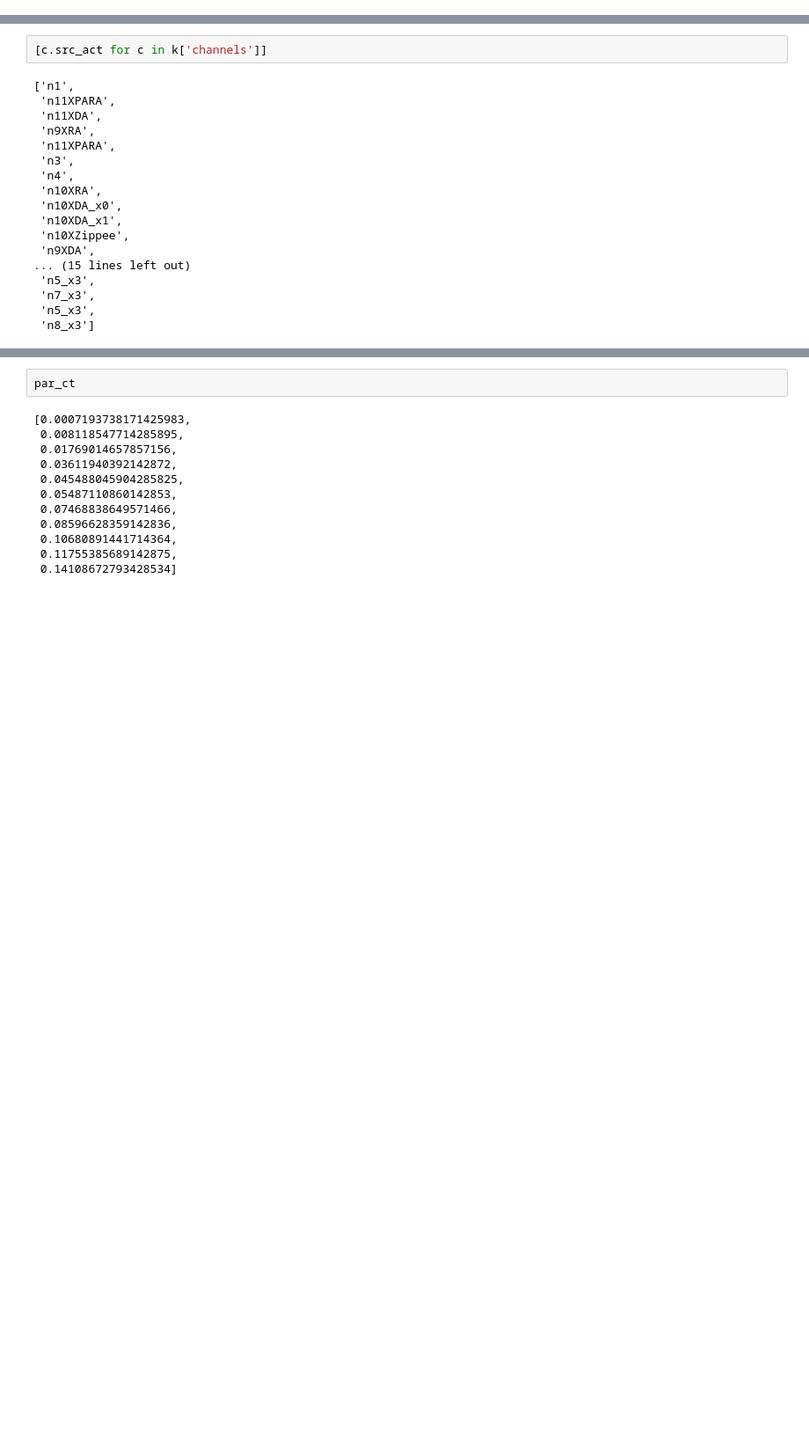
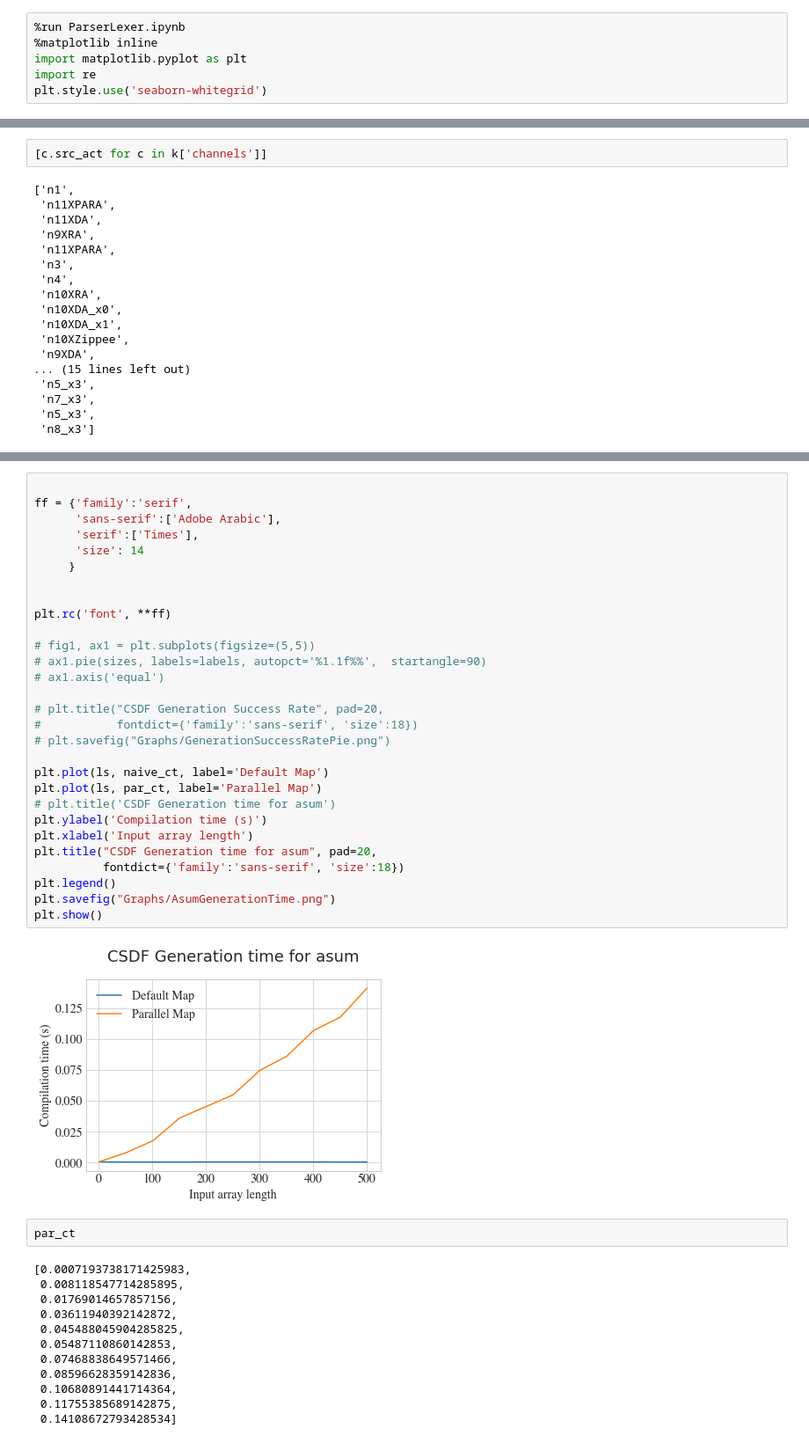
Before and after one commit to HebeHH/lift-to-csdf, a Jupyter notebook: Generators.ipynb, the cells around one changed output, grey strips where cells are left out. Shown at 88% size. Saved outputs shown, nothing was run; the diff lists cells and outputs as text; blank space fills up the shorter version.

```diff
--- a/Generators.ipynb
+++ b/Generators.ipynb
@@ -3,3 +1,9 @@
+# %%
+%run ParserLexer.ipynb
+%matplotlib inline
+import matplotlib.pyplot as plt
+import re
+plt.style.use('seaborn-whitegrid')
 # %%
 # Tidying functions
 
@@ -601,3 +596,34 @@ naive_ct
+# %%
+
+ff = {'family':'serif',
+      'sans-serif':['Adobe Arabic'],
+      'serif':['Times'],
+      'size': 14
+     }
+
+
+plt.rc('font', **ff)
+
+# fig1, ax1 = plt.subplots(figsize=(5,5))
+# ax1.pie(sizes, labels=labels, autopct='%1.1f%%',  startangle=90)
+# ax1.axis('equal')
+
+# plt.title("CSDF Generation Success Rate", pad=20,
+#           fontdict={'family':'sans-serif', 'size':18})
+# plt.savefig("Graphs/GenerationSuccessRatePie.png")
+
+plt.plot(ls, naive_ct, label='Default Map')
+plt.plot(ls, par_ct, label='Parallel Map')
+# plt.title('CSDF Generation time for asum')
+plt.ylabel('Compilation time (s)')
+plt.xlabel('Input array length')
+plt.title("CSDF Generation time for asum", pad=20,
+          fontdict={'family':'sans-serif', 'size':18})
+plt.legend()
+plt.savefig("Graphs/AsumGenerationTime.png")
+plt.show()
+# %% [output]
+[figure, added]
 # %%
 par_ct
 # %% [output]
```
Also changed, not shown: parts of 6 cells of this notebook, 56 other files.
